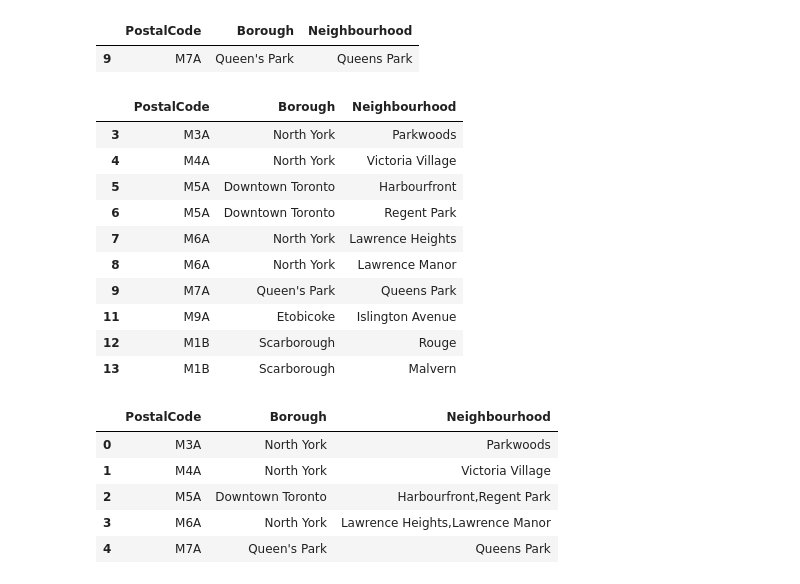
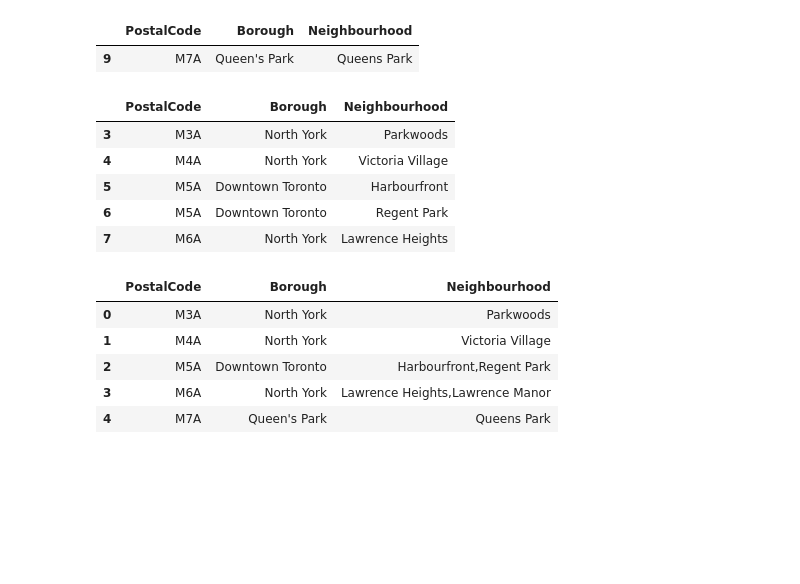
Before and after one commit to gadchen888/IBMCouse, a Jupyter notebook: Capstone Project Notebook.ipynb, the cells around one changed output. Drawn from its saved outputs; the diff is of its cells as text; code cells hidden in the pictures; blank space fills up the shorter version.

```diff
--- a/Capstone Project Notebook.ipynb
+++ b/Capstone Project Notebook.ipynb
@@ -136,19 +108,14 @@ df_clean[(df_clean.PostalCode=='M7A')]
 |  | PostalCode | Borough | Neighbourhood |
 | 9 | M7A | Queen's Park | Queens Park |
 # %%
-df_clean.head(10)
+df_clean.head(5)
 # %% [output]
 |  | PostalCode | Borough | Neighbourhood |
 | 3 | M3A | North York | Parkwoods |
 | 4 | M4A | North York | Victoria Village |
 | 5 | M5A | Downtown Toronto | Harbourfront |
 | 6 | M5A | Downtown Toronto | Regent Park |
 | 7 | M6A | North York | Lawrence Heights |
-| 8 | M6A | North York | Lawrence Manor |
-| 9 | M7A | Queen's Park | Queens Park |
-| 11 | M9A | Etobicoke | Islington Avenue |
-| 12 | M1B | Scarborough | Rouge |
-| 13 | M1B | Scarborough | Malvern |
 # %%
 df_final = df_clean.groupby(['PostalCode','Borough'], sort=False).agg( ','.join)
 # %%
```
Also changed, not shown: parts of 42 cells of this notebook.
